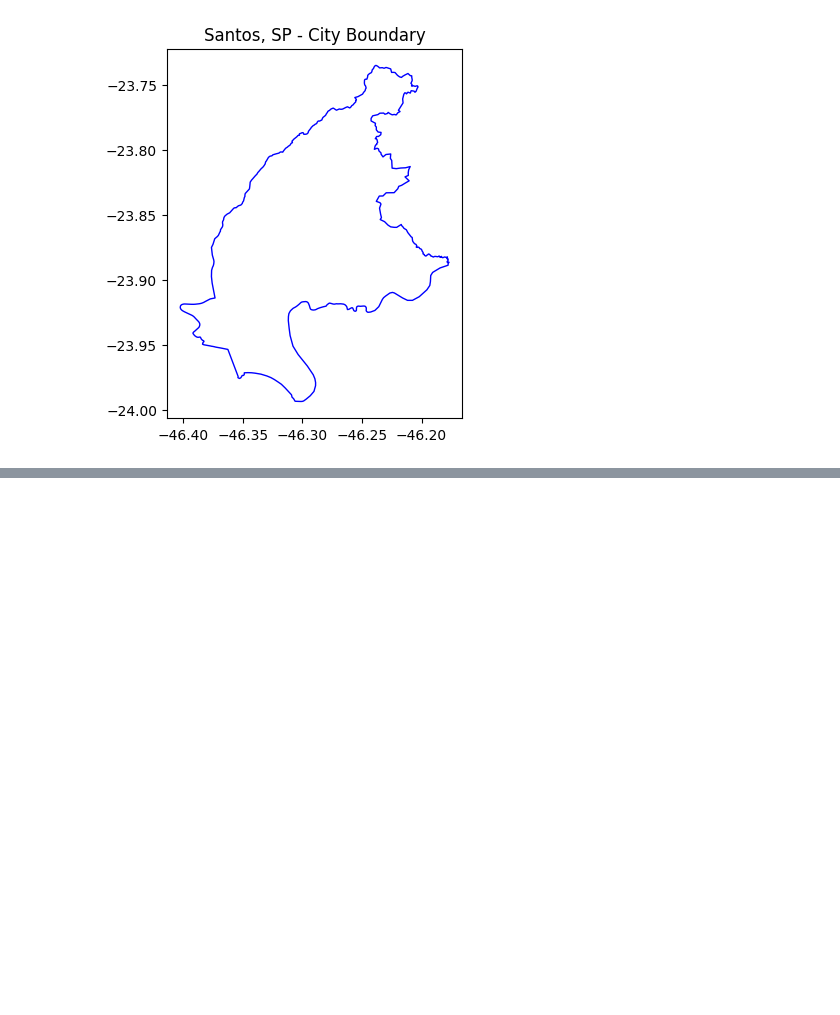
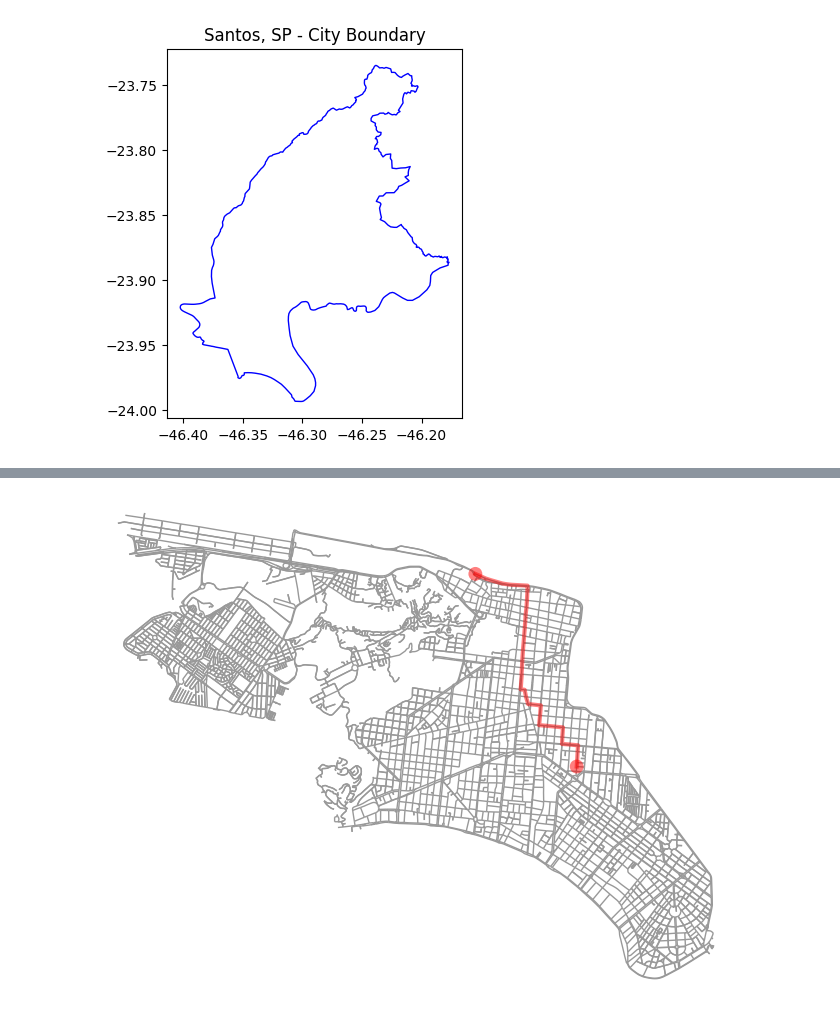
Before and after one commit to Chediak/common-master-ai, a Jupyter notebook: BusRouteFinder.ipynb, the cells around one changed output, grey strips where cells are left out. Saved outputs shown, nothing was run; the diff lists cells and outputs as text; code cells hidden in the pictures; blank space fills up the shorter version.

```diff
--- a/BusRouteFinder.ipynb
+++ b/BusRouteFinder.ipynb
@@ -92,0 +116,99 @@ Shortest path length: 3183.11 meters
+# %%
+import osmnx as ox
+import geopandas as gpd
+import matplotlib.pyplot as plt
+import networkx as nx
+from shapely.geometry import Point
+import random
+
+# Define CRS for lat/lon
+LatLong = "EPSG:4326"
+
+# Generate dummy bus stops within the approximate bounds of Santos-SP
+def generate_dummy_stops(num_stops, boundary_polygon):
+    # Latitude and longitude ranges for Santos-SP
+    lat_min, lat_max = -23.965, -23.891  # Approx lat bounds for Santos-SP
+    lon_min, lon_max = -46.361, -46.287  # Approx lon bounds for Santos-SP
+
+    dummy_stops = []
+    for _ in range(num_stops):
+        while True:
+            lat = random.uniform(lat_min, lat_max)
+            lon = random.uniform(lon_min, lon_max)
+            point = Point(lon, lat)
+            # Ensure the point is within the Santos boundary
+            if point.within(boundary_polygon):
+                dummy_stops.append(point)
+                break
+    return dummy_stops
+
+# Get the city boundary of Santos-SP from OSM
+santos_boundary = ox.geocode_to_gdf('Santos, Brazil')
+
+# Convert the city boundary to the same CRS
+santos_boundary = santos_boundary.to_crs(LatLong)
+santos_boundary_geo = santos_boundary.geometry[0]
+
+# Create a GeoDataFrame with 10 dummy stops, ensuring they are inside the city boundary
+stops_geometry = generate_dummy_stops(10, santos_boundary_geo)
+stops_df = gpd.GeoDataFrame(geometry=stops_geometry, crs=LatLong)
+
+# Create the street network within the Santos boundary (use 'drive' for vehicles)
+G = ox.graph_from_polygon(santos_boundary_geo, network_type='drive')
+
+# Plot the street network for Santos-SP
+fig, ax = plt.subplots(figsize=(10,10))
+ox.plot_graph(G, ax=ax)
+plt.show()
+
+# Define function to find the shortest path between two nodes
+def find_shortest_path(G, stops_df):
+    for attempt in range(10):  # Try 10 times with different stops
+        try:
+            # Select origin and destination points from the dummy stops data
+            origin_point = stops_df.geometry[random.randint(0, len(stops_df)-1)]
+            destination_point = stops_df.geometry[random.randint(0, len(stops_df)-1)]
+
+            # Ensure origin and destination are not the same
+            if origin_point.equals(destination_point):
+                continue
+
+            origin_xy = (origin_point.y, origin_point.x)  # (lat, lon)
+            destination_xy = (destination_point.y, destination_point.x)  # (lat, lon)
+
+            # Find the nearest nodes to the origin and destination points
+            origin_node = ox.distance.nearest_nodes(G, origin_xy[1], origin_xy[0])
+            destination_node = ox.distance.nearest_nodes(G, destination_xy[1], destination_xy[0])
+
+            # Find the shortest route between these nodes
+            route = nx.shortest_path(G, origin_node, destination_node, weight='length')
+
+            # Plot the route
+            fig, ax = ox.plot_graph_route(G, route, route_linewidth=3, node_size=0, bgcolor='w')
+            plt.show()
+
+            # Print the total length of the shortest path
+            route_length = nx.shortest_path_length(G, source=origin_node, target=destination_node, weight='length')
+            print(f"Shortest path length: {route_length:.2f} meters")
+
+            return route, route_length  # Return the route and its length if successful
+
+        except nx.NetworkXNoPath:
+            print(f"Attempt {attempt+1}: No path found between selected nodes, trying again...")
+            continue
+
+    raise RuntimeError("Failed to find a path after 10 attempts")
+
+# Try to find the shortest path
+route, route_length = find_shortest_path(G, stops_df)
+
+# Convert the route (a list of nodes) to a list of edges (pairs of consecutive nodes)
+route_edges = list(zip(route[:-1], route[1:]))
+
+# Extract the edges that correspond to the route from the edges GeoDataFrame
+edges_gdf = ox.graph_to_gdfs(G, nodes=False, edges=True)
+route_gdf = edges_gdf.loc[edges_gdf.index.isin(route_edges)]
+
+# Save the route as a GeoJSON
+route_gdf.to_file('optimized_route.geojson', driver='GeoJSON')
+# %% [output]
@@ -92,0 +216 @@ Shortest path length: 3183.11 meters
+[figure, added]
```
Also changed, not shown: parts of 3 cells of this notebook.
